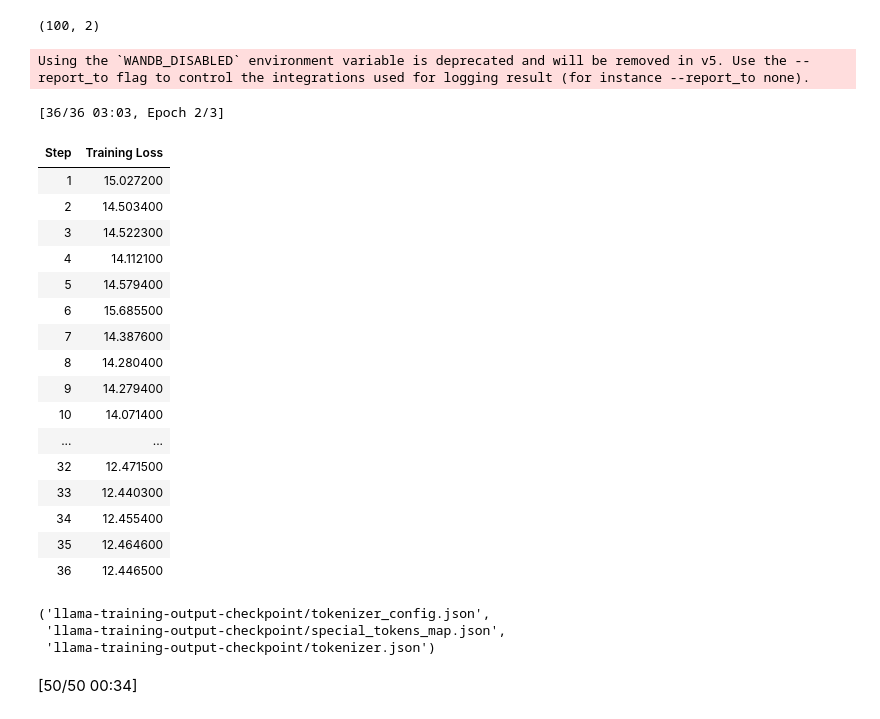
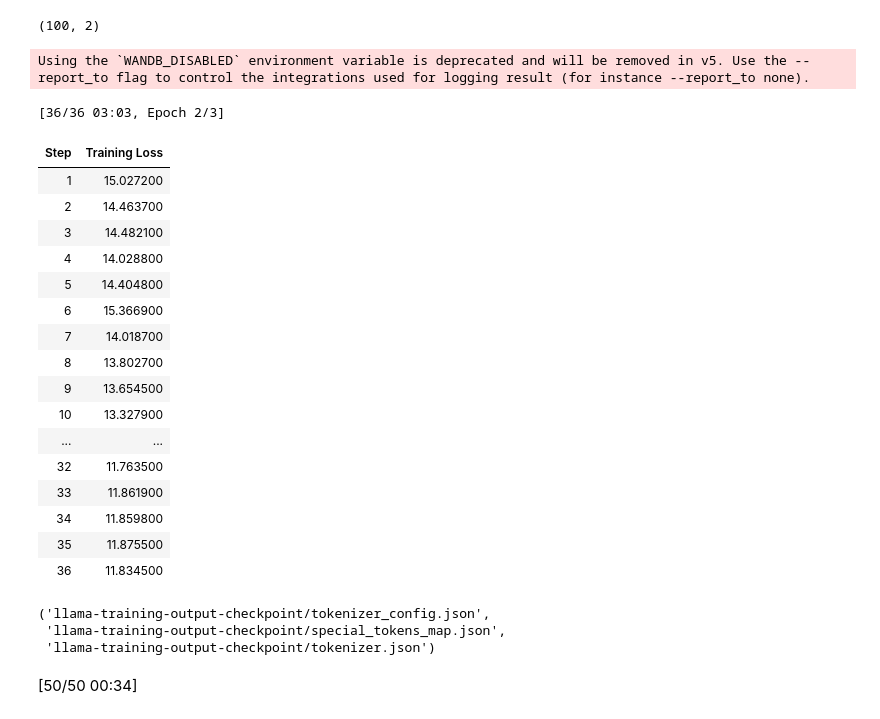
Before and after one commit to BrunAdrien/tp-fine-tuning-student-version-brun, a Jupyter notebook: brun_tp_fine_tuning.ipynb, the cells around one changed output. Saved outputs shown, nothing was run; the diff lists cells and outputs as text; code cells hidden in the pictures.

```diff
--- a/brun_tp_fine_tuning.ipynb
+++ b/brun_tp_fine_tuning.ipynb
@@ -451,7 +451,7 @@ Unused kwargs: ['_load_in_4bit', '_load_in_8bit', 'quant_method']. These kwargs
 # %%
 lora_config = LoraConfig(
     r=8,
-    #lora_alpha=16,
+    lora_alpha=16,
     target_modules=["q_proj", "v_proj"],
     lora_dropout=0.05,
     bias="none",
@@ -463,48 +463,48 @@ peft_model = get_peft_model(original_model, lora_config)
 peft_training_args = TrainingArguments(
     output_dir="./llama-training-output",
     learning_rate=2e-4,
     num_train_epochs=3,
     logging_steps=1,
     per_device_train_batch_size=2,
     per_device_eval_batch_size=2,
     gradient_accumulation_steps=4,
     push_to_hub=False,
     fp16=True,
     logging_dir = "./logs",
     report_to=None
 )
 
 peft_trainer = Trainer(
     model=peft_model,
     args=peft_training_args,
     train_dataset = train_dataset,
     eval_dataset = valid_dataset
 )
 
 peft_trainer.train()
 
 peft_trainer.save_model("llama-training-output-checkpoint")
 tokenizer.save_pretrained("llama-training-output-checkpoint")
 # %% [output]
 Using the `WANDB_DISABLED` environment variable is deprecated and will be removed in v5. Use the --report_to flag to control the integrations used for logging result (for instance --report_to none).
 [36/36 03:03, Epoch 2/3]
 | Step | Training Loss |
 | 1 | 15.027200 |
-| 2 | 14.503400 |
-| 3 | 14.522300 |
-| 4 | 14.112100 |
-| 5 | 14.579400 |
-| 6 | 15.685500 |
-| 7 | 14.387600 |
-| 8 | 14.280400 |
-| 9 | 14.279400 |
-| 10 | 14.071400 |
+| 2 | 14.463700 |
+| 3 | 14.482100 |
+| 4 | 14.028800 |
+| 5 | 14.404800 |
+| 6 | 15.366900 |
+| 7 | 14.018700 |
+| 8 | 13.802700 |
+| 9 | 13.654500 |
+| 10 | 13.327900 |
 | ... | ... |
-| 32 | 12.471500 |
-| 33 | 12.440300 |
-| 34 | 12.455400 |
-| 35 | 12.464600 |
-| 36 | 12.446500 |
+| 32 | 11.763500 |
+| 33 | 11.861900 |
+| 34 | 11.859800 |
+| 35 | 11.875500 |
+| 36 | 11.834500 |
 ('llama-training-output-checkpoint/tokenizer_config.json',
  'llama-training-output-checkpoint/special_tokens_map.json',
  'llama-training-output-checkpoint/tokenizer.json')
```
